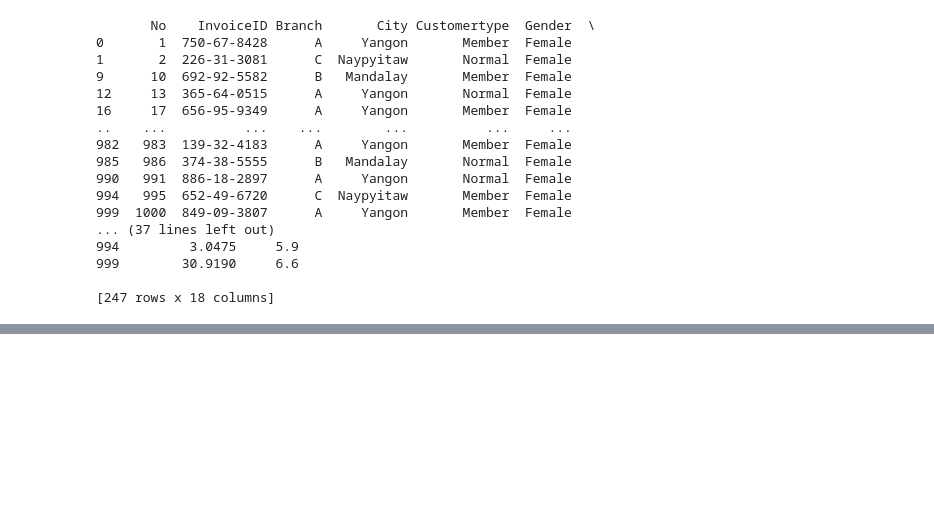
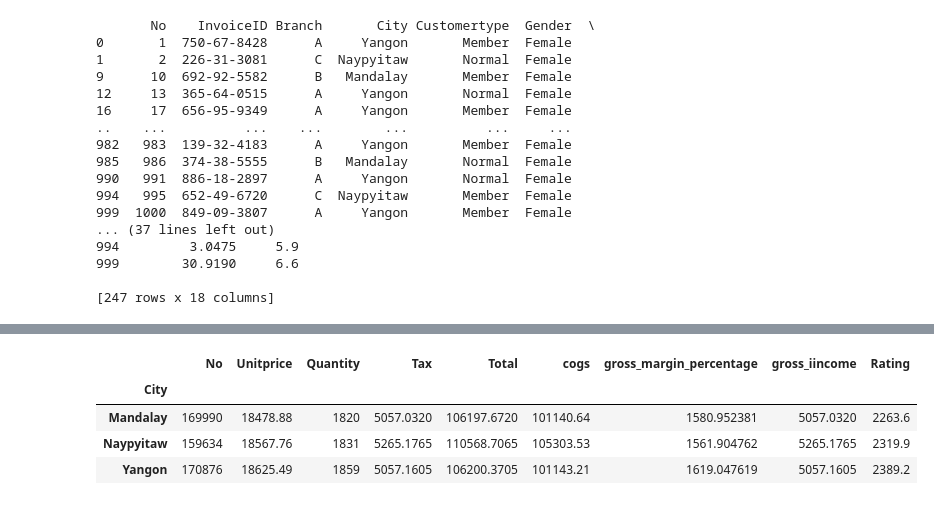
Before and after one commit to JeswinThomasAJ/Business-Analytics-with-Python, a Jupyter notebook: Copy_of_Question_and_ans.ipynb, the cells around one changed output, grey strips where cells are left out. Cells and saved outputs as stored; diff of their text form; code cells hidden in the pictures; blank space fills up the shorter version.

```diff
--- a/Copy_of_Question_and_ans.ipynb
+++ b/Copy_of_Question_and_ans.ipynb
@@ -808,0 +898,8 @@ ValueError: ignored
+# %%
+df.groupby("City").sum()
+# %% [output]
+|  | No | Unitprice | Quantity | Tax | Total | cogs | gross_margin_percentage | gross_iincome | Rating |
+| City |  |  |  |  |  |  |  |  |  |
+| Mandalay | 169990 | 18478.88 | 1820 | 5057.0320 | 106197.6720 | 101140.64 | 1580.952381 | 5057.0320 | 2263.6 |
+| Naypyitaw | 159634 | 18567.76 | 1831 | 5265.1765 | 110568.7065 | 105303.53 | 1561.904762 | 5265.1765 | 2319.9 |
+| Yangon | 170876 | 18625.49 | 1859 | 5057.1605 | 106200.3705 | 101143.21 | 1619.047619 | 5057.1605 | 2389.2 |
```
Also changed, not shown: parts of 8 cells of this notebook.
